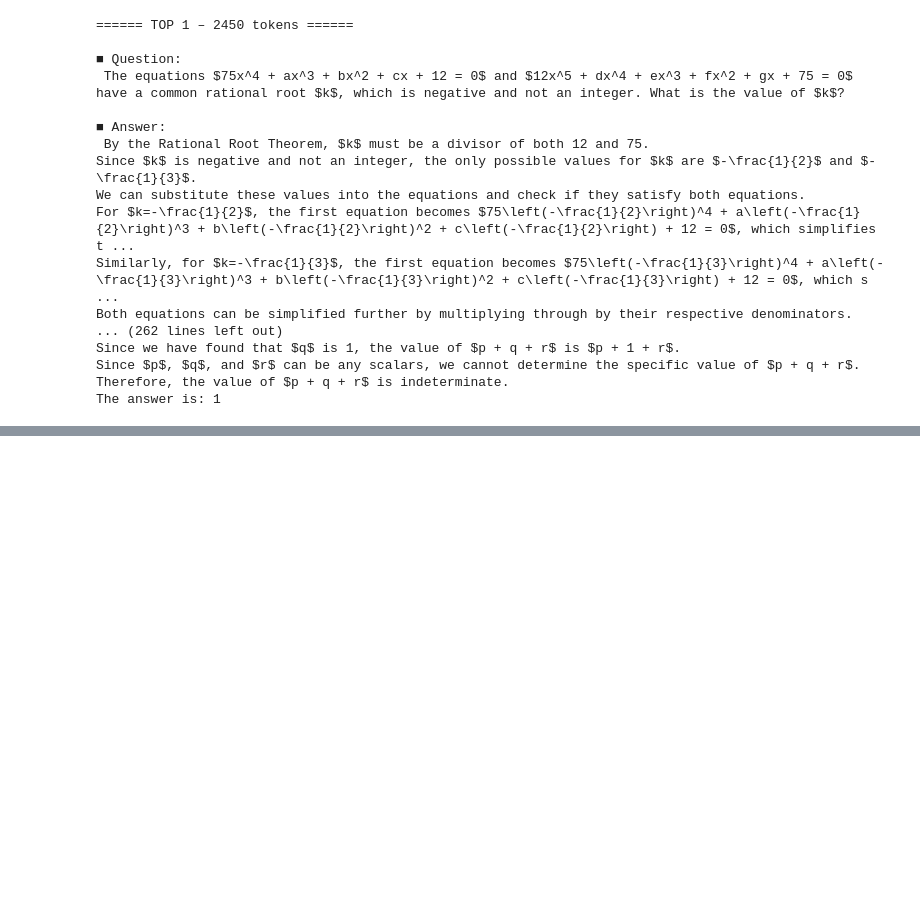
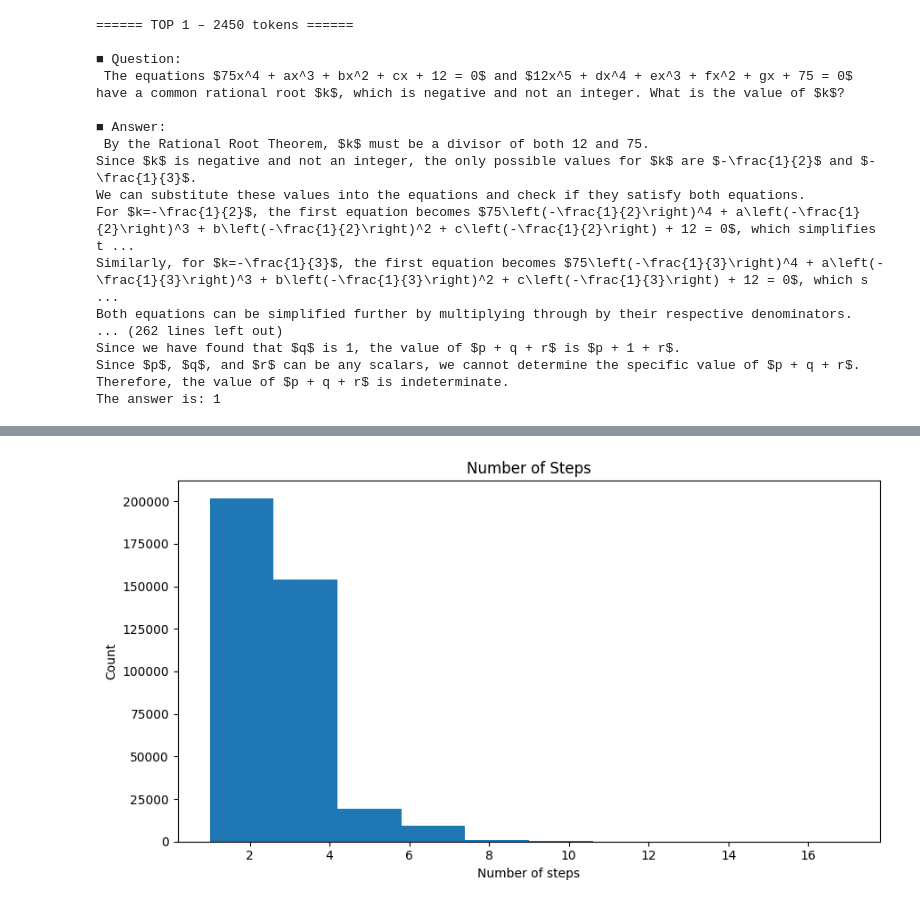
Before and after one commit to enesozeren/latent-space-thinking-model, a Jupyter notebook: notebooks/dataset_analysis.ipynb, the cells around one changed output, grey strips where cells are left out. Drawn from its saved outputs; the diff is of its cells as text; code cells hidden in the pictures; blank space fills up the shorter version.

Commit message:
whynlp/gsm8k-aug-nl analysis

```diff
--- a/notebooks/dataset_analysis.ipynb
+++ b/notebooks/dataset_analysis.ipynb
@@ -106,0 +109,17 @@ The answer is: 1
+# %%
+# Load the full training split (≈395 K rows). Remove streaming=True if you prefer an in-memory Dataset.
+ds = load_dataset("whynlp/gsm8k-aug-nl", split="train")
+# ds = ds.select(range(150_000))
+
+# Qwen 2.5-0.5 B tokenizer (trust_remote_code=True is required for custom fast-tokenizer code)
+tok = AutoTokenizer.from_pretrained("Qwen/Qwen2.5-0.5B", trust_remote_code=True)
+# %%
+def _map_func(example, tokenizer):
+
+    answer_list = example["steps"]
+    answer = " ".join(example["steps"])
+    num_steps = len(answer_list)
+
+    return {"num_steps": num_steps, "answer_list": answer_list}
+# %%
+ds = ds.map(_map_func, fn_kwargs={"tokenizer": tok})
@@ -106,0 +174,10 @@ The answer is: 1
+# %%
+plt.figure(figsize=(9,5))
+plt.hist(ds['num_steps'], bins=10)
+plt.title("Number of Steps")
+plt.xlabel("Number of steps")
+plt.ylabel("Count")
+plt.tight_layout()
+plt.show()
+# %% [output]
+[figure, added]
```
Also changed, not shown: parts of 7 cells of this notebook.
